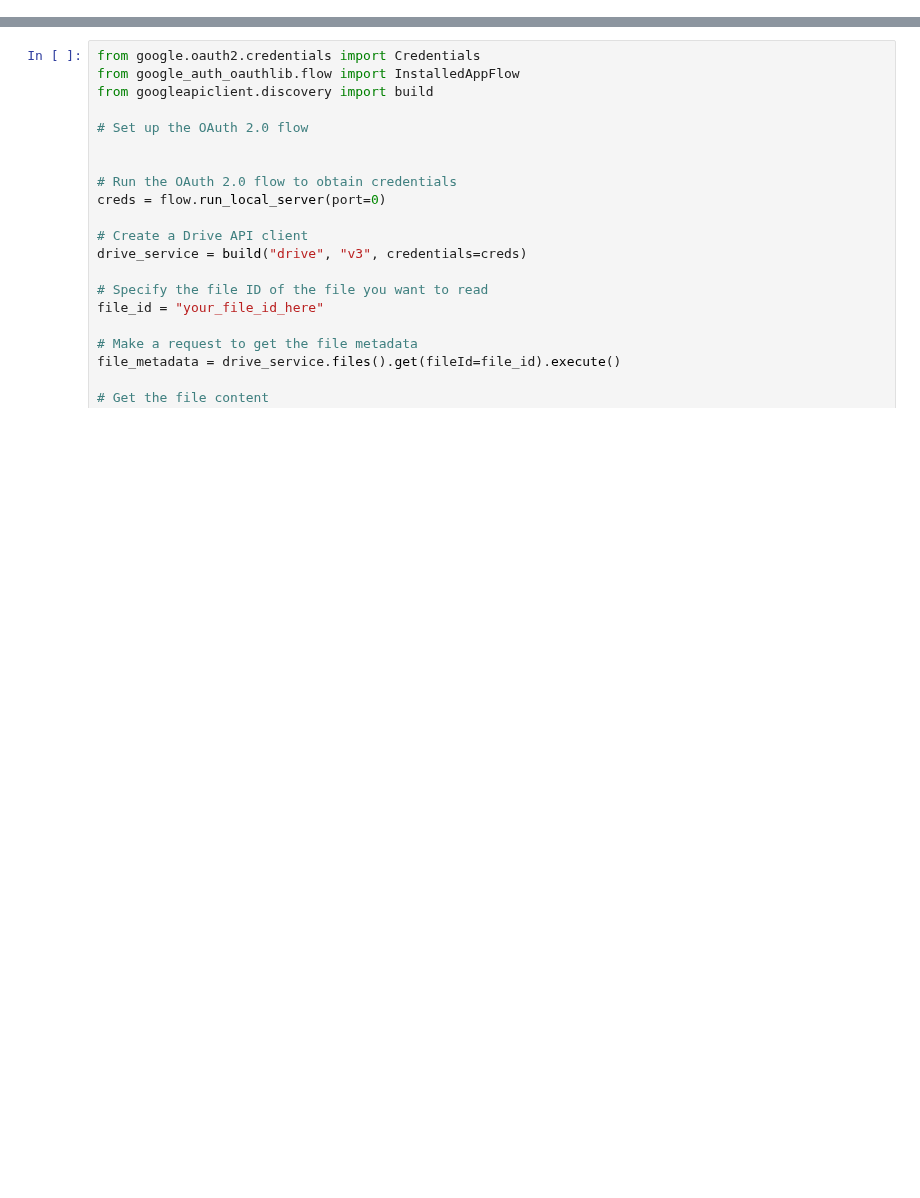
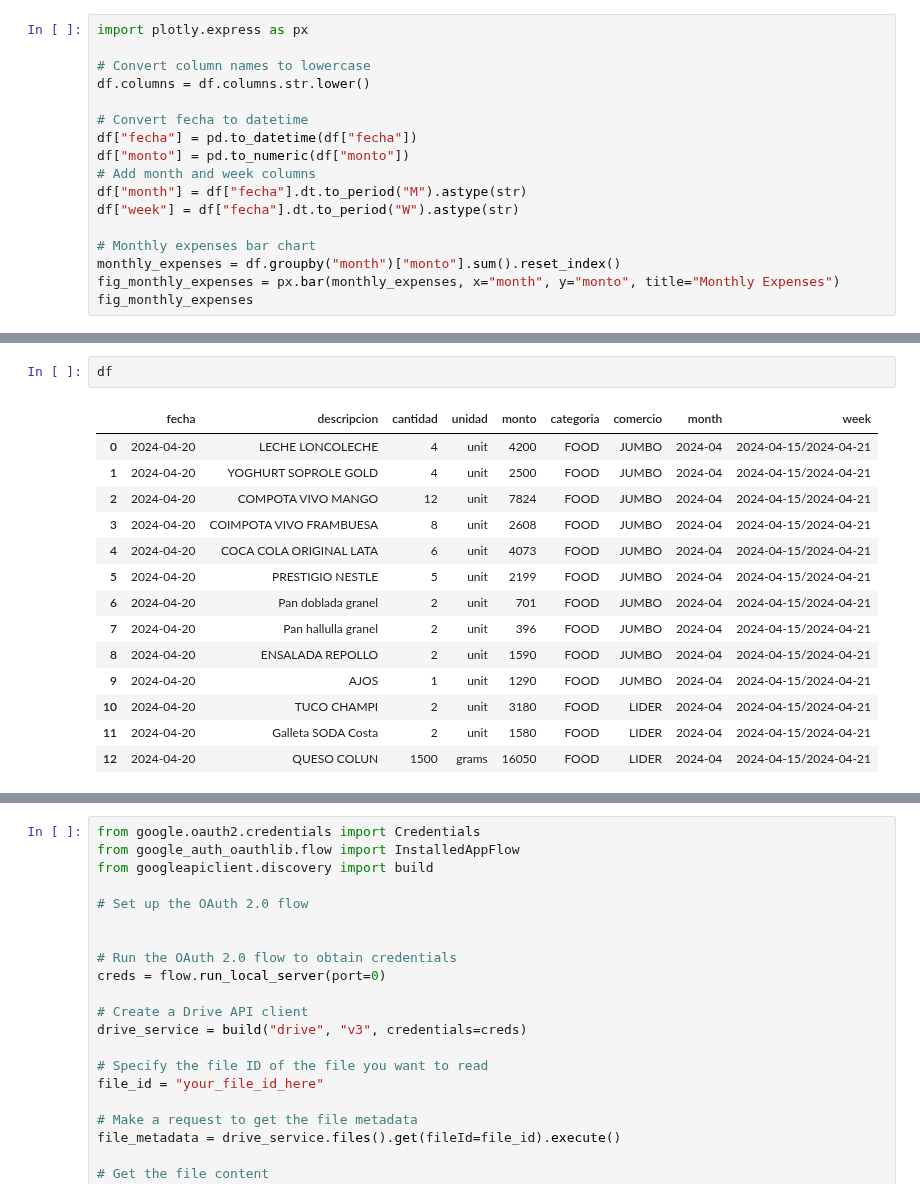
Before and after one commit to cecilvega/tidyfinance, a Jupyter notebook: wrangling.ipynb, the cells around one changed output, grey strips where cells are left out. Saved outputs shown, nothing was run; the diff lists cells and outputs as text; blank space fills up the shorter version.

```diff
--- a/wrangling.ipynb
+++ b/wrangling.ipynb
@@ -0,0 +37,17 @@
+# %%
+import plotly.express as px
+
+# Convert column names to lowercase
+df.columns = df.columns.str.lower()
+
+# Convert fecha to datetime
+df["fecha"] = pd.to_datetime(df["fecha"])
+df["monto"] = pd.to_numeric(df["monto"])
+# Add month and week columns
+df["month"] = df["fecha"].dt.to_period("M").astype(str)
+df["week"] = df["fecha"].dt.to_period("W").astype(str)
+
+# Monthly expenses bar chart
+monthly_expenses = df.groupby("month")["monto"].sum().reset_index()
+fig_monthly_expenses = px.bar(monthly_expenses, x="month", y="monto", title="Monthly Expenses")
+fig_monthly_expenses
@@ -0,0 +71,17 @@
+# %%
+df
+# %% [output]
+|  | fecha | descripcion | cantidad | unidad | monto | categoria | comercio | month | week |
+| 0 | 2024-04-20 | LECHE LONCOLECHE | 4 | unit | 4200 | FOOD | JUMBO | 2024-04 | 2024-04-15/2024-04-21 |
+| 1 | 2024-04-20 | YOGHURT SOPROLE GOLD | 4 | unit | 2500 | FOOD | JUMBO | 2024-04 | 2024-04-15/2024-04-21 |
+| 2 | 2024-04-20 | COMPOTA VIVO MANGO | 12 | unit | 7824 | FOOD | JUMBO | 2024-04 | 2024-04-15/2024-04-21 |
+| 3 | 2024-04-20 | COIMPOTA VIVO FRAMBUESA | 8 | unit | 2608 | FOOD | JUMBO | 2024-04 | 2024-04-15/2024-04-21 |
+| 4 | 2024-04-20 | COCA COLA ORIGINAL LATA | 6 | unit | 4073 | FOOD | JUMBO | 2024-04 | 2024-04-15/2024-04-21 |
+| 5 | 2024-04-20 | PRESTIGIO NESTLE | 5 | unit | 2199 | FOOD | JUMBO | 2024-04 | 2024-04-15/2024-04-21 |
+| 6 | 2024-04-20 | Pan doblada granel | 2 | unit | 701 | FOOD | JUMBO | 2024-04 | 2024-04-15/2024-04-21 |
+| 7 | 2024-04-20 | Pan hallulla granel | 2 | unit | 396 | FOOD | JUMBO | 2024-04 | 2024-04-15/2024-04-21 |
+| 8 | 2024-04-20 | ENSALADA REPOLLO | 2 | unit | 1590 | FOOD | JUMBO | 2024-04 | 2024-04-15/2024-04-21 |
+| 9 | 2024-04-20 | AJOS | 1 | unit | 1290 | FOOD | JUMBO | 2024-04 | 2024-04-15/2024-04-21 |
+| 10 | 2024-04-20 | TUCO CHAMPI | 2 | unit | 3180 | FOOD | LIDER | 2024-04 | 2024-04-15/2024-04-21 |
+| 11 | 2024-04-20 | Galleta SODA Costa | 2 | unit | 1580 | FOOD | LIDER | 2024-04 | 2024-04-15/2024-04-21 |
+| 12 | 2024-04-20 | QUESO COLUN | 1500 | grams | 16050 | FOOD | LIDER | 2024-04 | 2024-04-15/2024-04-21 |
```
Also changed, not shown: parts of 10 cells of this notebook, 4 other files.
